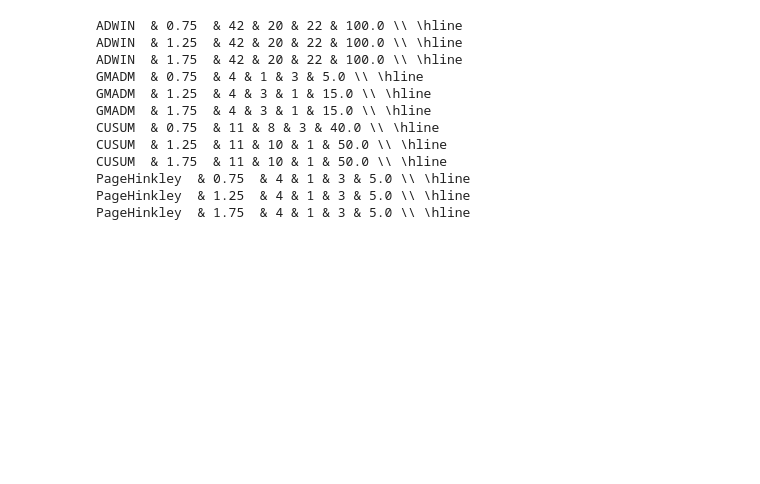
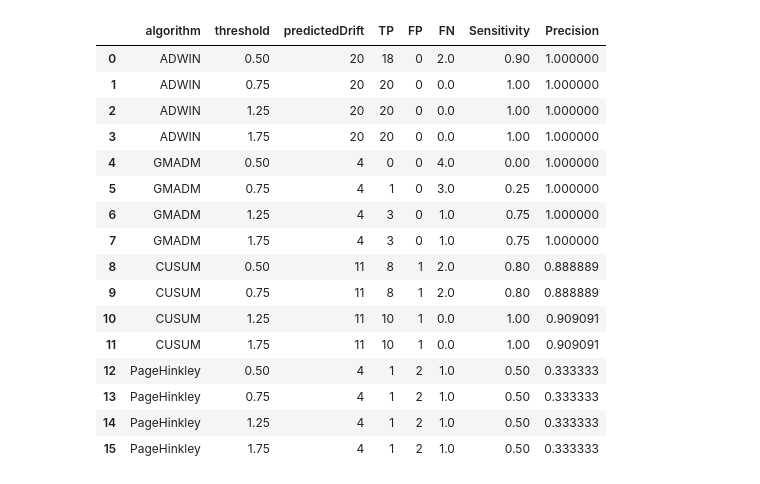
Before and after one commit to muzaffersenkal/concept-drift-streaming-context, a Jupyter notebook: Evaluate.ipynb, the cells around one changed output. Saved outputs shown, nothing was run; the diff lists cells and outputs as text; code cells hidden in the pictures; blank space fills up the shorter version.

```diff
--- a/Evaluate.ipynb
+++ b/Evaluate.ipynb
@@ -93,15 +130,20 @@ def print_latex(data):
-# %%
-print_latex(df_result)
-# %% [output]
-ADWIN  & 0.75  & 42 & 20 & 22 & 100.0 \\ \hline
-ADWIN  & 1.25  & 42 & 20 & 22 & 100.0 \\ \hline
-ADWIN  & 1.75  & 42 & 20 & 22 & 100.0 \\ \hline
-GMADM  & 0.75  & 4 & 1 & 3 & 5.0 \\ \hline
-GMADM  & 1.25  & 4 & 3 & 1 & 15.0 \\ \hline
-GMADM  & 1.75  & 4 & 3 & 1 & 15.0 \\ \hline
-CUSUM  & 0.75  & 11 & 8 & 3 & 40.0 \\ \hline
-CUSUM  & 1.25  & 11 & 10 & 1 & 50.0 \\ \hline
-CUSUM  & 1.75  & 11 & 10 & 1 & 50.0 \\ \hline
-PageHinkley  & 0.75  & 4 & 1 & 3 & 5.0 \\ \hline
-PageHinkley  & 1.25  & 4 & 1 & 3 & 5.0 \\ \hline
-PageHinkley  & 1.75  & 4 & 1 & 3 & 5.0 \\ \hline
+# %%
+df_result
+# %% [output]
+|  | algorithm | threshold | predictedDrift | TP | FP | FN | Sensitivity | Precision |
+| 0 | ADWIN | 0.50 | 20 | 18 | 0 | 2.0 | 0.90 | 1.000000 |
+| 1 | ADWIN | 0.75 | 20 | 20 | 0 | 0.0 | 1.00 | 1.000000 |
+| 2 | ADWIN | 1.25 | 20 | 20 | 0 | 0.0 | 1.00 | 1.000000 |
+| 3 | ADWIN | 1.75 | 20 | 20 | 0 | 0.0 | 1.00 | 1.000000 |
+| 4 | GMADM | 0.50 | 4 | 0 | 0 | 4.0 | 0.00 | 1.000000 |
+| 5 | GMADM | 0.75 | 4 | 1 | 0 | 3.0 | 0.25 | 1.000000 |
+| 6 | GMADM | 1.25 | 4 | 3 | 0 | 1.0 | 0.75 | 1.000000 |
+| 7 | GMADM | 1.75 | 4 | 3 | 0 | 1.0 | 0.75 | 1.000000 |
+| 8 | CUSUM | 0.50 | 11 | 8 | 1 | 2.0 | 0.80 | 0.888889 |
+| 9 | CUSUM | 0.75 | 11 | 8 | 1 | 2.0 | 0.80 | 0.888889 |
+| 10 | CUSUM | 1.25 | 11 | 10 | 1 | 0.0 | 1.00 | 0.909091 |
+| 11 | CUSUM | 1.75 | 11 | 10 | 1 | 0.0 | 1.00 | 0.909091 |
+| 12 | PageHinkley | 0.50 | 4 | 1 | 2 | 1.0 | 0.50 | 0.333333 |
+| 13 | PageHinkley | 0.75 | 4 | 1 | 2 | 1.0 | 0.50 | 0.333333 |
+| 14 | PageHinkley | 1.25 | 4 | 1 | 2 | 1.0 | 0.50 | 0.333333 |
+| 15 | PageHinkley | 1.75 | 4 | 1 | 2 | 1.0 | 0.50 | 0.333333 |
```
Also changed, not shown: parts of 10 cells of this notebook, 1 other file.
